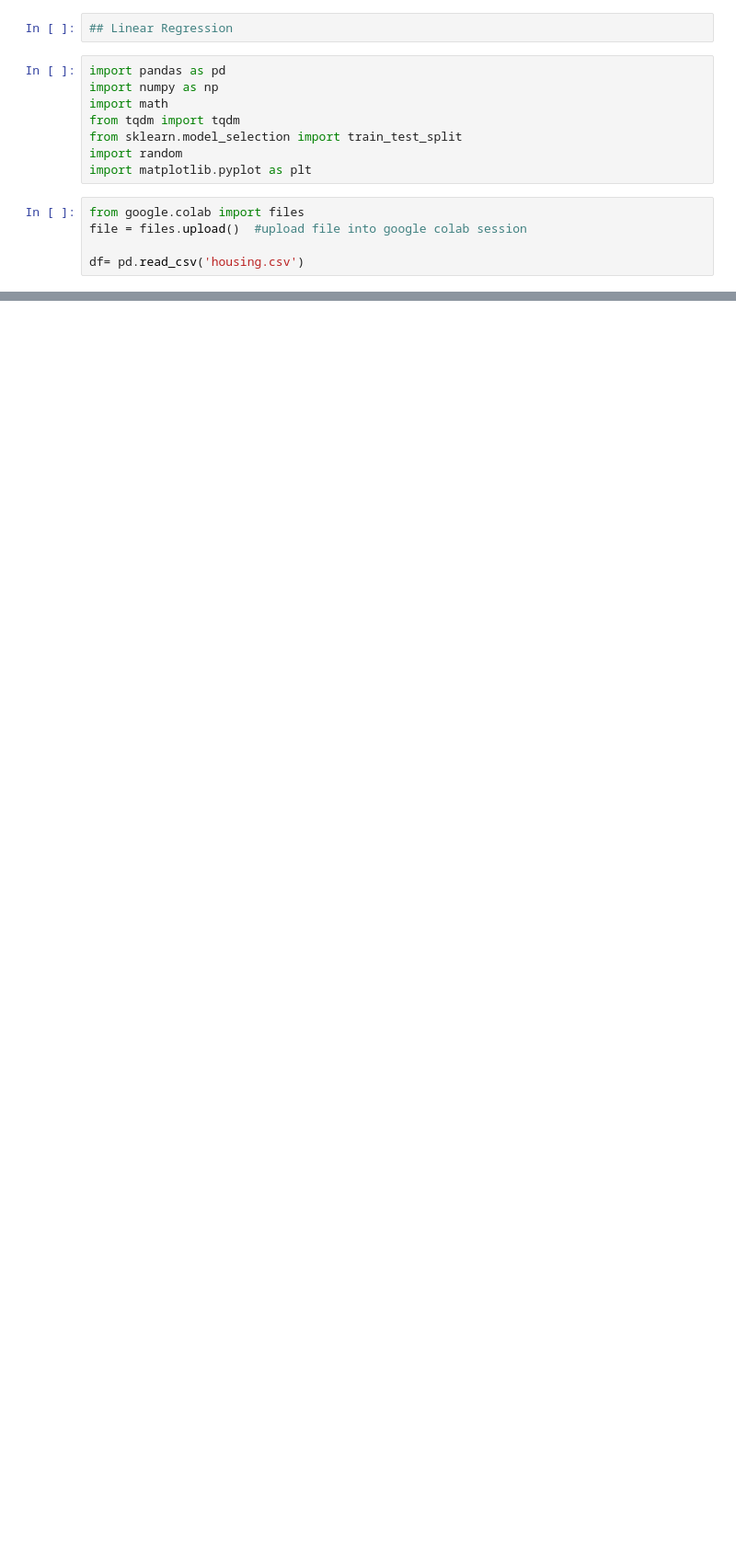
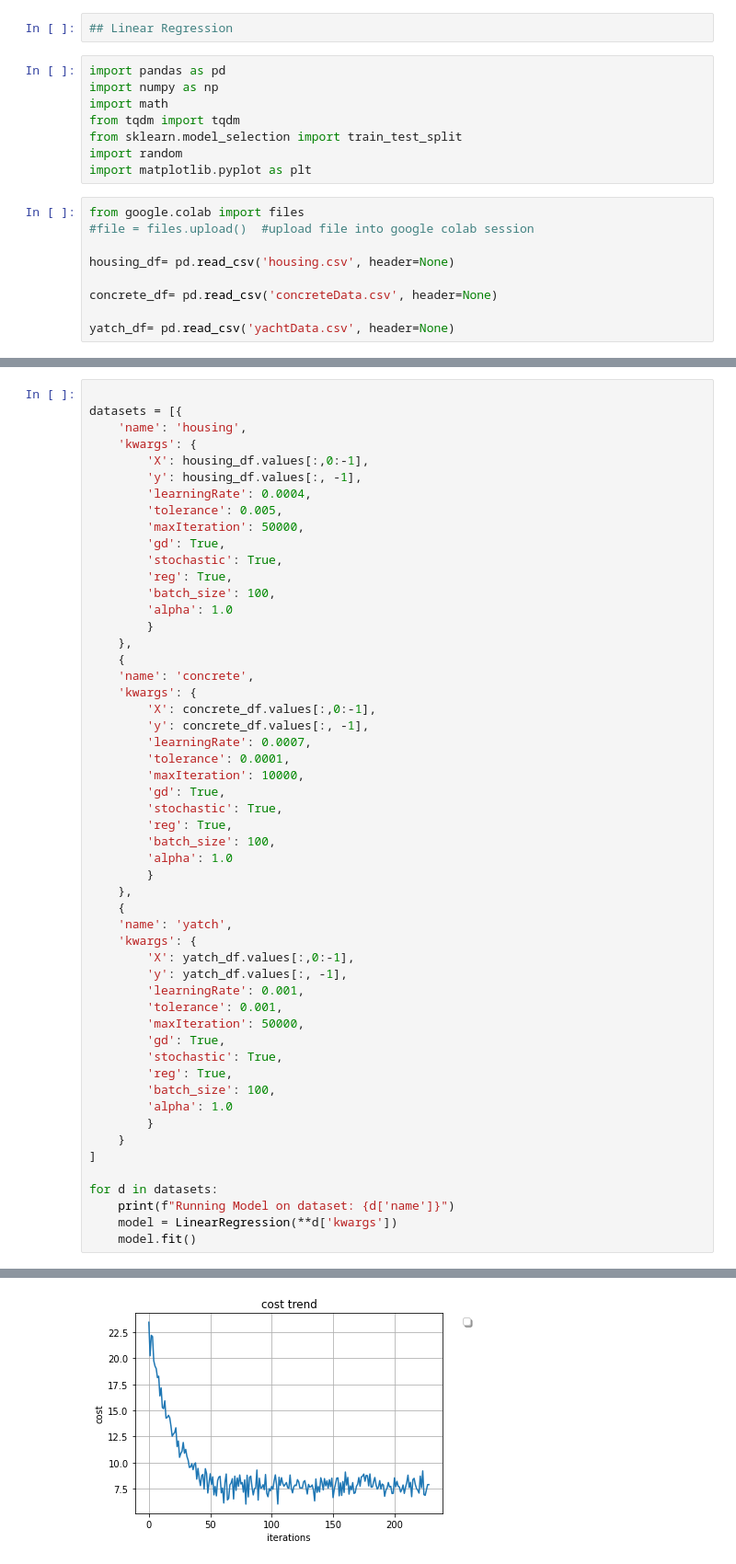
Before and after one commit to Rafi653/Machine-Learning, a Jupyter notebook: ML_LinearRegression.ipynb, the cells around one changed output, grey strips where cells are left out. Shown at 92% size. Drawn from its saved outputs; the diff is of its cells as text; blank space fills up the shorter version.

```diff
--- a/ML_LinearRegression.ipynb
+++ b/ML_LinearRegression.ipynb
@@ -12,6 +12,10 @@ import random
 import matplotlib.pyplot as plt
 # %%
 from google.colab import files
-file = files.upload()  #upload file into google colab session
+#file = files.upload()  #upload file into google colab session
 
-df= pd.read_csv('housing.csv')
+housing_df= pd.read_csv('housing.csv', header=None)
+
+concrete_df= pd.read_csv('concreteData.csv', header=None)
+
+yatch_df= pd.read_csv('yachtData.csv', header=None)
@@ -260,0 +287,54 @@ No handles with labels found to put in legend.
+# %%
+
+datasets = [{
+    'name': 'housing',
+    'kwargs': {
+        'X': housing_df.values[:,0:-1],
+        'y': housing_df.values[:, -1],
+        'learningRate': 0.0004,
+        'tolerance': 0.005,
+        'maxIteration': 50000,
+        'gd': True,
+        'stochastic': True,
+        'reg': True,
+        'batch_size': 100,
+        'alpha': 1.0
+        }
+    },
+    {
+    'name': 'concrete',
+    'kwargs': {
+        'X': concrete_df.values[:,0:-1],
+        'y': concrete_df.values[:, -1],
+        'learningRate': 0.0007,
+        'tolerance': 0.0001,
+        'maxIteration': 10000,
+        'gd': True,
+        'stochastic': True,
+        'reg': True,
+        'batch_size': 100,
+        'alpha': 1.0
+        }
+    },
+    {
+    'name': 'yatch',
+    'kwargs': {
+        'X': yatch_df.values[:,0:-1],
+        'y': yatch_df.values[:, -1],
+        'learningRate': 0.001,
+        'tolerance': 0.001,
+        'maxIteration': 50000,
+        'gd': True,
+        'stochastic': True,
+        'reg': True,
+        'batch_size': 100,
+        'alpha': 1.0
+        }
+    }
+]
+
+for d in datasets:
+    print(f"Running Model on dataset: {d['name']}")
+    model = LinearRegression(**d['kwargs'])
+    model.fit()
+# %% [output]
@@ -260,0 +346 @@ No handles with labels found to put in legend.
+[figure, added]
```
Also changed, not shown: parts of 16 cells of this notebook.
